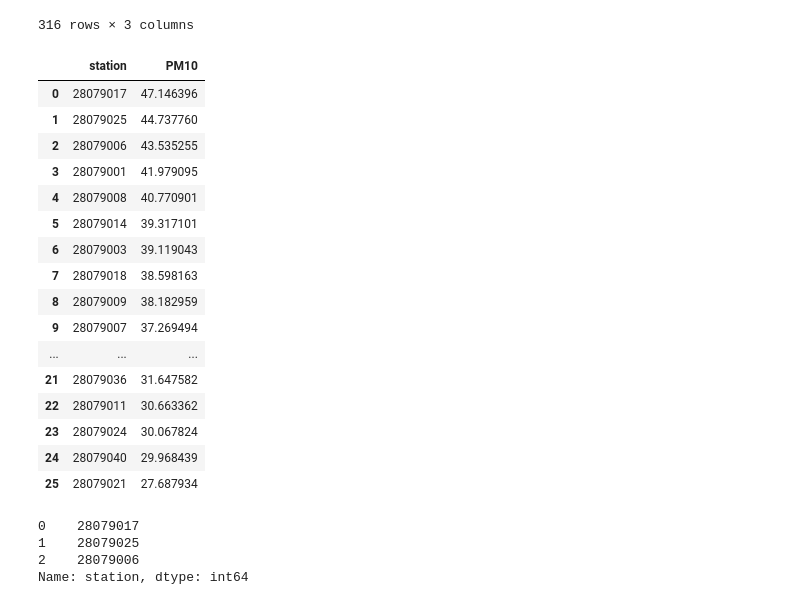
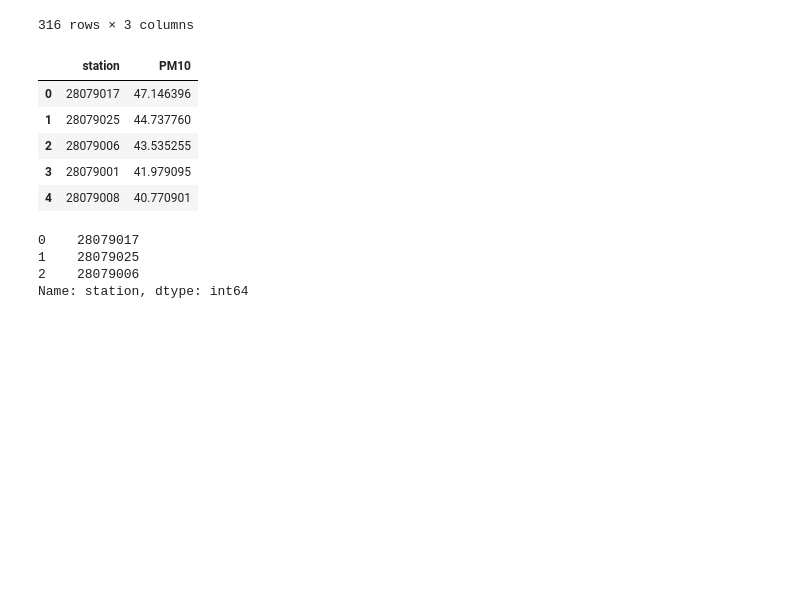
Before and after one commit to LucisObscu/becoming-clear, a Jupyter notebook: matplotlib/기본 통계 분석 시각화/1.line plot(선 그래프).ipynb, the cells around one changed output. Cells and saved outputs as stored; diff of their text form; code cells hidden in the pictures; blank space fills up the shorter version.

```diff
--- a/matplotlib/기본 통계 분석 시각화/1.line plot(선 그래프).ipynb
+++ b/matplotlib/기본 통계 분석 시각화/1.line plot(선 그래프).ipynb
@@ -31,25 +31,14 @@ df
 316 rows × 3 columns
 # %%
 station_pm10_means = df.groupby('station').mean('PM10').sort_values('PM10',ascending=False).reset_index()
-station_pm10_means
+station_pm10_means.head()
 # %% [output]
 |  | station | PM10 |
 | 0 | 28079017 | 47.146396 |
 | 1 | 28079025 | 44.737760 |
 | 2 | 28079006 | 43.535255 |
 | 3 | 28079001 | 41.979095 |
 | 4 | 28079008 | 40.770901 |
-| 5 | 28079014 | 39.317101 |
-| 6 | 28079003 | 39.119043 |
-| 7 | 28079018 | 38.598163 |
-| 8 | 28079009 | 38.182959 |
-| 9 | 28079007 | 37.269494 |
-| ... | ... | ... |
-| 21 | 28079036 | 31.647582 |
-| 22 | 28079011 | 30.663362 |
-| 23 | 28079024 | 30.067824 |
-| 24 | 28079040 | 29.968439 |
-| 25 | 28079021 | 27.687934 |
 # %%
 top3_mp10_stations = station_pm10_means['station'].iloc[:3]
 top3_mp10_stations
```
Also changed, not shown: 1 other file.
